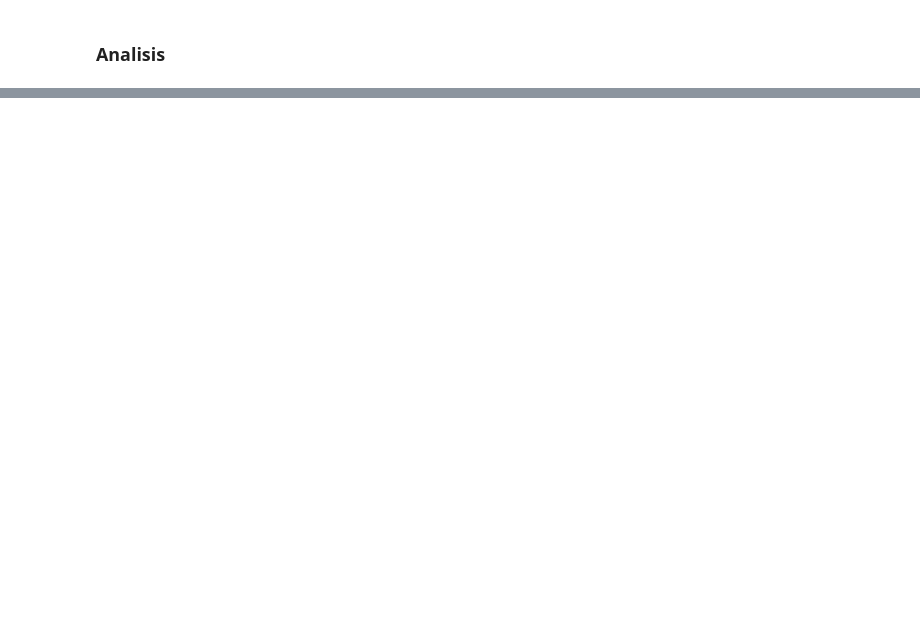
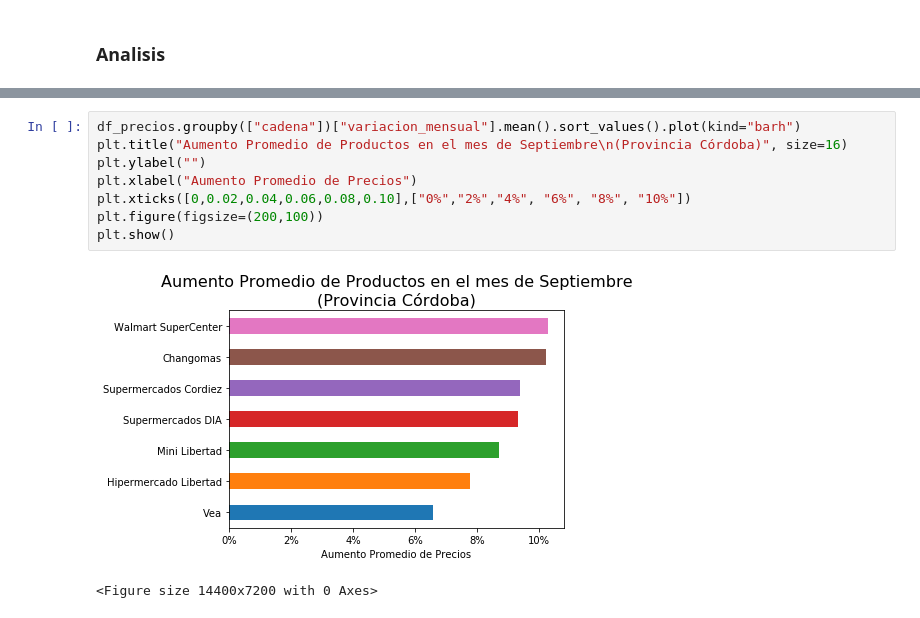
Before and after one commit to mgaitan/datasets_preciosclaros, a Jupyter notebook: Analisis mes de Septiembre.ipynb, the cells around one changed output, grey strips where cells are left out. Cells and saved outputs as stored; diff of their text form; blank space fills up the shorter version.

```diff
--- a/Analisis mes de Septiembre.ipynb
+++ b/Analisis mes de Septiembre.ipynb
@@ -87 +98,12 @@ plt.show()
 <Figure size 14400x7200 with 0 Axes>
+# %%
+df_precios.groupby(["cadena"])["variacion_mensual"].mean().sort_values().plot(kind="barh")
+plt.title("Aumento Promedio de Productos en el mes de Septiembre\n(Provincia Córdoba)", size=16)
+plt.ylabel("")
+plt.xlabel("Aumento Promedio de Precios")
+plt.xticks([0,0.02,0.04,0.06,0.08,0.10],["0%","2%","4%", "6%", "8%", "10%"])
+plt.figure(figsize=(200,100))
+plt.show()
+# %% [output]
+[figure, added]
+<Figure size 14400x7200 with 0 Axes>
```
Also changed, not shown: parts of 6 cells of this notebook.
